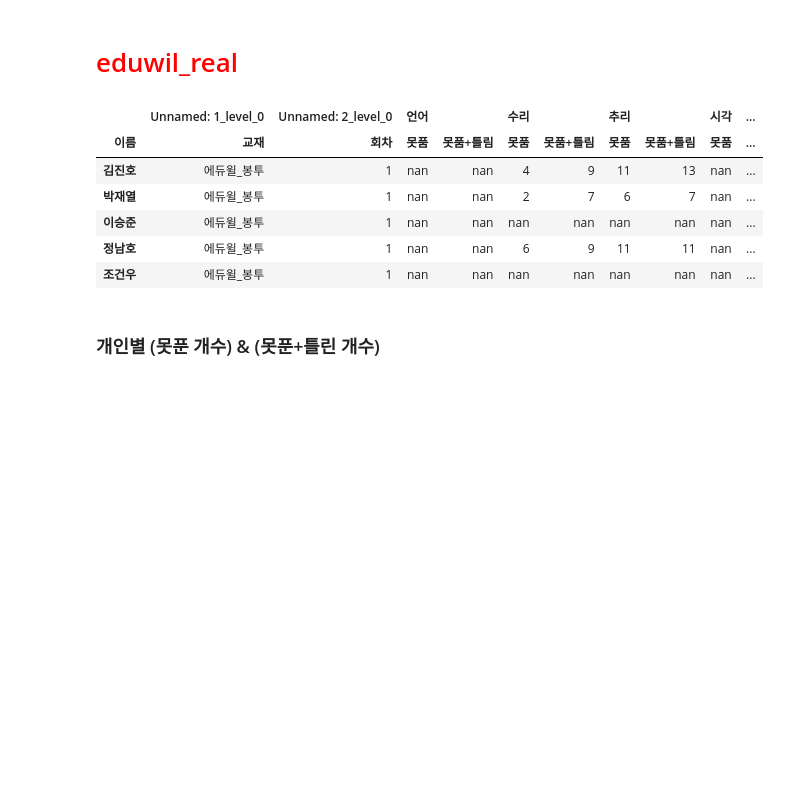
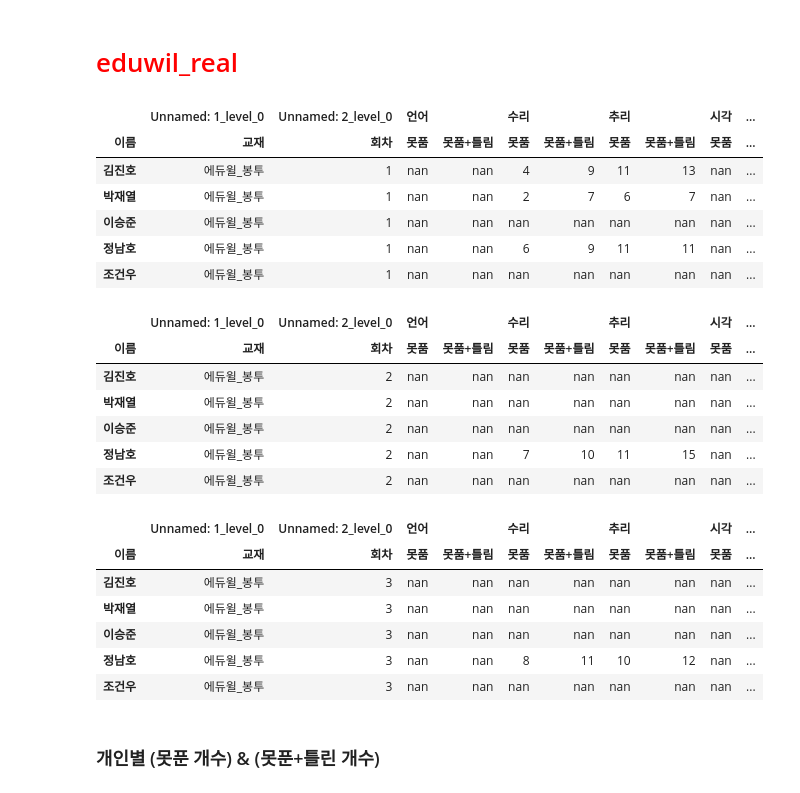
Before and after one commit to jeongnamho/gsat, a Jupyter notebook: 20_second/eduwil_real.ipynb, the cells around one changed output. Drawn from its saved outputs; the diff is of its cells as text; code cells hidden in the pictures; blank space fills up the shorter version.

```diff
--- a/20_second/eduwil_real.ipynb
+++ b/20_second/eduwil_real.ipynb
@@ -50,34 +50,48 @@ df.style.set_properties(subset=[("언어", "못품+틀림"), ("수리", "못품+
 # %%
 df = pd.read_excel('score.xlsx', index_col=[0], header=[0,1])
 
 eduwil1 = df.loc[(df["Unnamed: 1_level_0", "교재"] == "에듀윌_봉투") & (df["Unnamed: 2_level_0", "회차"] ==1)]
 eduwil1.style.background_gradient(cmap='summer_r')
 # print(eduwil1)
 # print(eduwil1)
 
-# eduwil2 = df.loc[(df["Unnamed: 1_level_0", "교재"] == "에듀윌_봉투") & (df["Unnamed: 2_level_0", "회차"] ==2)]
-# eduwil2.style.background_gradient(cmap='summer_r')
+eduwil2 = df.loc[(df["Unnamed: 1_level_0", "교재"] == "에듀윌_봉투") & (df["Unnamed: 2_level_0", "회차"] ==2)]
+eduwil2.style.background_gradient(cmap='summer_r')
 
-# eduwil3 = df.loc[(df["Unnamed: 1_level_0", "교재"] == "에듀윌_봉투") & (df["Unnamed: 2_level_0", "회차"] ==3)]
-# eduwil3.style.background_gradient(cmap='summer_r')
+eduwil3 = df.loc[(df["Unnamed: 1_level_0", "교재"] == "에듀윌_봉투") & (df["Unnamed: 2_level_0", "회차"] ==3)]
+eduwil3.style.background_gradient(cmap='summer_r')
 
 # eduwil4 = df.loc[(df["Unnamed: 1_level_0", "교재"] == "에듀윌_봉투") & (df["Unnamed: 2_level_0", "회차"] ==4)]
 # eduwil4.style.background_gradient(cmap='summer_r')
 
 display(eduwil1.style.background_gradient(cmap='summer_r'))
-# display(eduwil2.style.background_gradient(cmap='summer_r'))
-# display(eduwil3.style.background_gradient(cmap='summer_r'))
+display(eduwil2.style.background_gradient(cmap='summer_r'))
+display(eduwil3.style.background_gradient(cmap='summer_r'))
 # display(eduwil4.style.background_gradient(cmap='summer_r'))
 # 각 과목당 오답률
 # df.iloc[:,9:]
 # %% [output]
 |  | Unnamed: 1_level_0 | Unnamed: 2_level_0 | 언어 |  | 수리 |  | 추리 |  | 시각 | ... |
 | 이름 | 교재 | 회차 | 못품 | 못품+틀림 | 못품 | 못품+틀림 | 못품 | 못품+틀림 | 못품 | ... |
 | 김진호 | 에듀윌_봉투 | 1 | nan | nan | 4 | 9 | 11 | 13 | nan | ... |
 | 박재열 | 에듀윌_봉투 | 1 | nan | nan | 2 | 7 | 6 | 7 | nan | ... |
 | 이승준 | 에듀윌_봉투 | 1 | nan | nan | nan | nan | nan | nan | nan | ... |
 | 정남호 | 에듀윌_봉투 | 1 | nan | nan | 6 | 9 | 11 | 11 | nan | ... |
 | 조건우 | 에듀윌_봉투 | 1 | nan | nan | nan | nan | nan | nan | nan | ... |
+|  | Unnamed: 1_level_0 | Unnamed: 2_level_0 | 언어 |  | 수리 |  | 추리 |  | 시각 | ... |
+| 이름 | 교재 | 회차 | 못품 | 못품+틀림 | 못품 | 못품+틀림 | 못품 | 못품+틀림 | 못품 | ... |
+| 김진호 | 에듀윌_봉투 | 2 | nan | nan | nan | nan | nan | nan | nan | ... |
+| 박재열 | 에듀윌_봉투 | 2 | nan | nan | nan | nan | nan | nan | nan | ... |
+| 이승준 | 에듀윌_봉투 | 2 | nan | nan | nan | nan | nan | nan | nan | ... |
+| 정남호 | 에듀윌_봉투 | 2 | nan | nan | 7 | 10 | 11 | 15 | nan | ... |
+| 조건우 | 에듀윌_봉투 | 2 | nan | nan | nan | nan | nan | nan | nan | ... |
+|  | Unnamed: 1_level_0 | Unnamed: 2_level_0 | 언어 |  | 수리 |  | 추리 |  | 시각 | ... |
+| 이름 | 교재 | 회차 | 못품 | 못품+틀림 | 못품 | 못품+틀림 | 못품 | 못품+틀림 | 못품 | ... |
+| 김진호 | 에듀윌_봉투 | 3 | nan | nan | nan | nan | nan | nan | nan | ... |
+| 박재열 | 에듀윌_봉투 | 3 | nan | nan | nan | nan | nan | nan | nan | ... |
+| 이승준 | 에듀윌_봉투 | 3 | nan | nan | nan | nan | nan | nan | nan | ... |
+| 정남호 | 에듀윌_봉투 | 3 | nan | nan | 8 | 11 | 10 | 12 | nan | ... |
+| 조건우 | 에듀윌_봉투 | 3 | nan | nan | nan | nan | nan | nan | nan | ... |
 # %%
 eduwil1_nonreplied = eduwil1.iloc[:,[2,4,6,8]]
 eduwil1_total = eduwil1.iloc[:,[3,5,7,9]]
```
Also changed, not shown: parts of 4 cells of this notebook, 1 other file.
